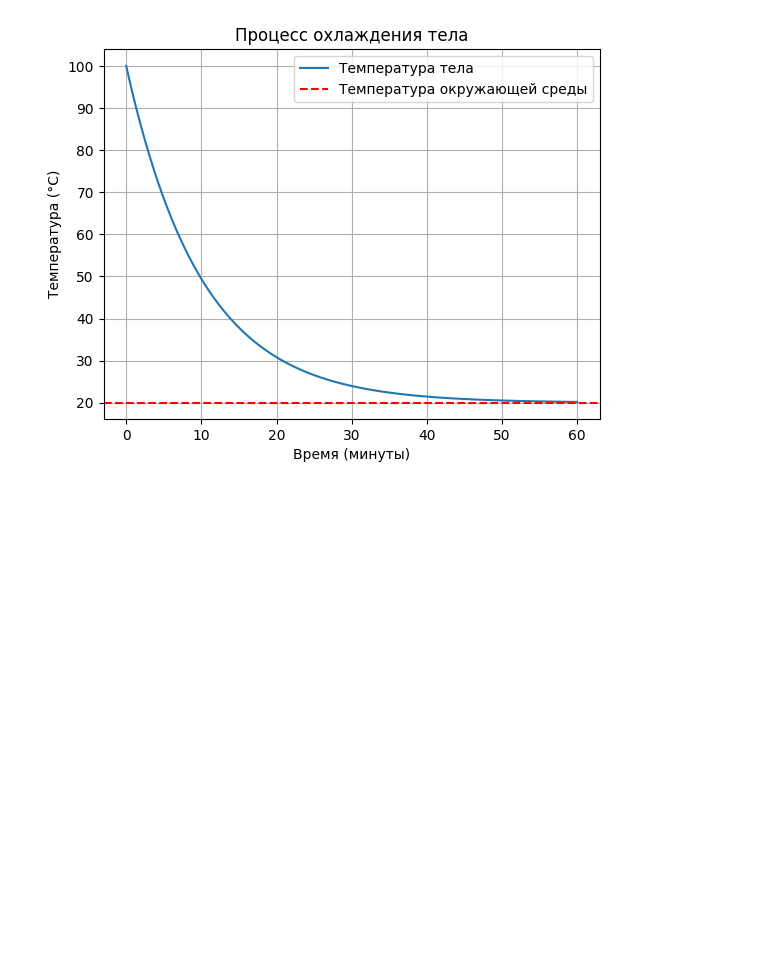
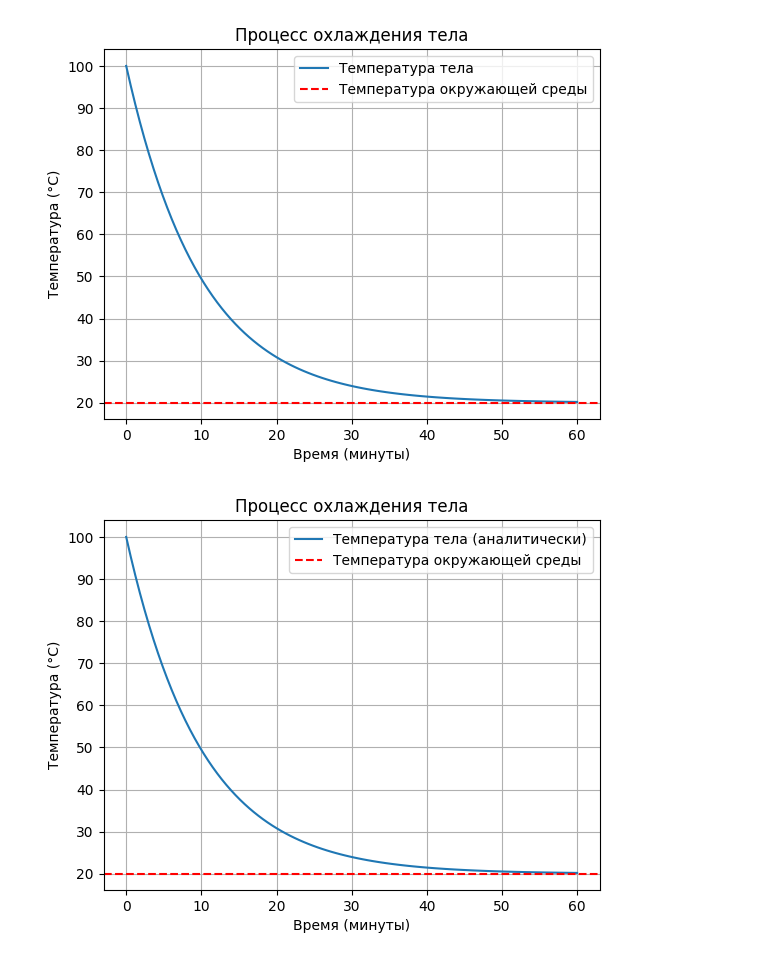
Before and after one commit to InowaR/colab, a Jupyter notebook: scipy_odeint.ipynb, the cells around one changed output. Cells and saved outputs as stored; diff of their text form; code cells hidden in the pictures; blank space fills up the shorter version.

```diff
--- a/scipy_odeint.ipynb
+++ b/scipy_odeint.ipynb
@@ -32,3 +32,29 @@ plt.grid()
 plt.show()
 # %% [output]
 [figure]
+# %%
+import numpy as np
+import matplotlib.pyplot as plt
+
+# Определяем параметры
+T_env = 20  # Температура окружающей среды (°C)
+T0 = 100    # Начальная температура тела (°C)
+k = 0.1     # Коэффициент охлаждения (1/мин)
+
+# Время от 0 до 60 минут
+t = np.linspace(0, 60, 100)
+
+# Аналитическое решение
+T_analytical = T_env + (T0 - T_env) * np.exp(-k * t)
+
+# Визуализируем результат
+plt.plot(t, T_analytical, label='Температура тела (аналитически)')
+plt.axhline(y=T_env, color='r', linestyle='--', label='Температура окружающей среды')
+plt.title("Процесс охлаждения тела")
+plt.xlabel("Время (минуты)")
+plt.ylabel("Температура (°C)")
+plt.legend()
+plt.grid()
+plt.show()
+# %% [output]
+[figure, added]
```
